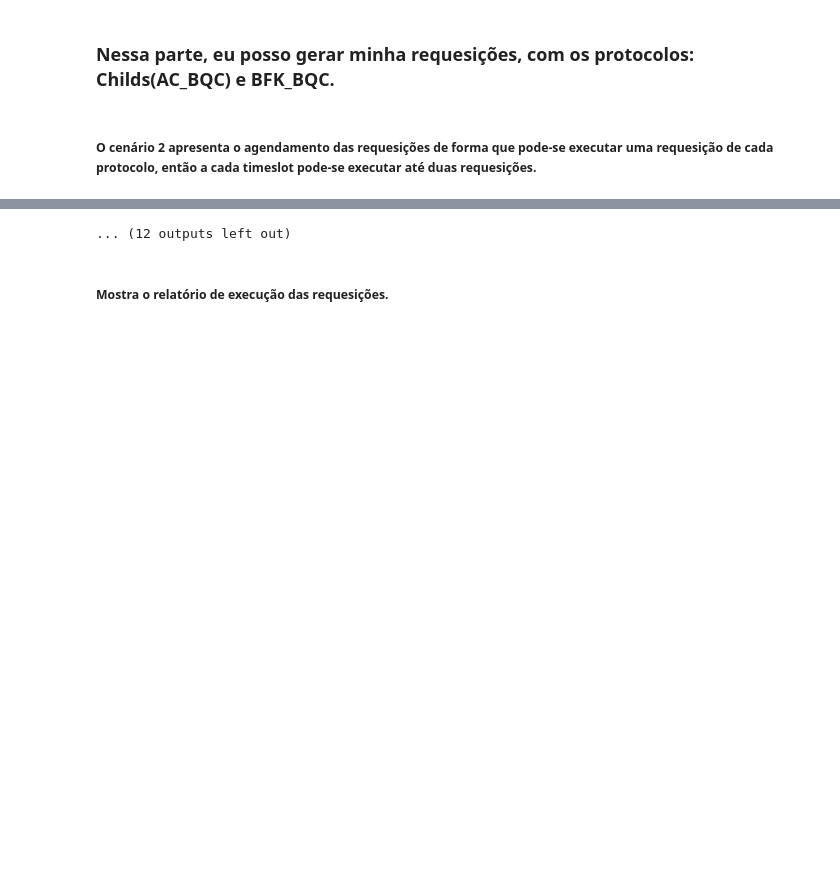
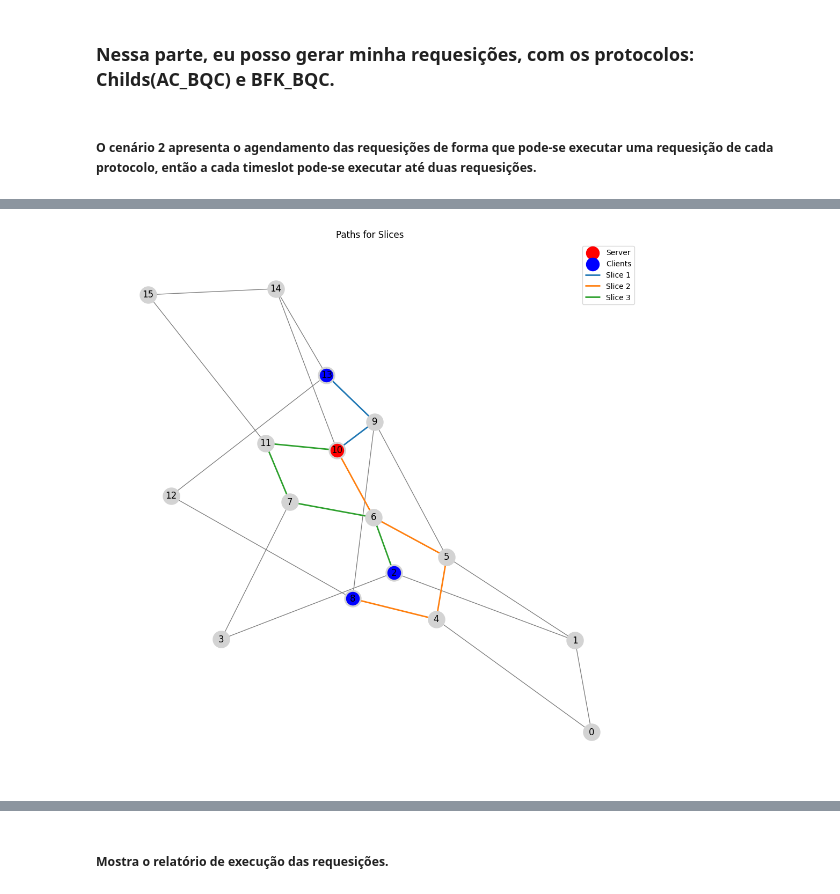
Before and after one commit to polysamo/BQC-testes, a Jupyter notebook: Cenário 2.ipynb, the cells around one changed output, grey strips where cells are left out. Cells and saved outputs as stored; diff of their text form; code cells hidden in the pictures; blank space fills up the shorter version.

```diff
--- a/Cenário 2.ipynb
+++ b/Cenário 2.ipynb
@@ -34,27 +33,56 @@ Final Slice 2 Paths: [[2, 6, 5, 4, 0]]
 # %% [markdown]
 ##### O cenário 2 apresenta o agendamento das requesições de forma que pode-se executar uma requesição de cada protocolo, então a cada timeslot pode-se executar até duas requesições.
 # %%
-slice_1_paths = rede.final_slice_1_paths
-slice_2_paths = rede.final_slice_2_paths
+# Configurações iniciais
+protocols = ["AC_BQC","AC_BQC","BFK_BQC"]  # Lista de protocolos, um para cada cliente
+clients = [13, 8, 2]  # IDs dos clientes
+server = 10
 
-controlador.initialize_slices(network=rede, clients=[14,2], server=0, protocols=["AC_BQC", "BFK_BQC"], slice_1_paths=slice_1_paths, slice_2_paths=slice_2_paths)
+# Simulação de slices
+slice_paths_list = rede.run_slice_simulation(clients=clients, server=server)
 
-for _ in range(10):
-    protocol = random.choice(["AC_BQC","BFK_BQC"])
-    if protocol == "AC_BQC":
-        alice_id = 8
-        slice_path = rede.final_slice_1_paths[0]
-    elif protocol == "BFK_BQC":
-        alice_id = 2
-        slice_path = rede.final_slice_2_paths[0]
-    bob_id = 0
-    num_qubits = 10
-    num_gates = 20
+# Inicializa slices para cada cliente
+controlador.initialize_slices(
+    network=rede,
+    clients=clients,
+    server=server,
+    protocols=protocols,
+    slice_paths_list=slice_paths_list
+)
 
-    # Passa o slice_path para garantir a rota correta na requisição
-    rede.generate_request_slice(alice_id, bob_id, num_qubits, num_gates, protocol=protocol, slice_path=slice_path,scenario=2)
+# Gera requisições usando generate_request_slice
+requests = []
+for _ in range(10):  # Número total de requisições
+    for i, client in enumerate(clients):  # Itera sobre os clientes
+        alice_id = client
+        protocol = protocols[i]  # Protocolo associado ao cliente
+        slice_path = slice_paths_list[i][0]  # Caminho do slice correspondente
+        bob_id = server
+        num_qubits = 10
+        num_gates = 20
 
-scheduled_timeslots = rede.send_requests_to_controller(controlador)
-slice_paths = controlador.slices
-rede.execute_scheduled_requests(scheduled_timeslots)
+        # Gera a requisição utilizando generate_request_slice
+        request = rede.generate_request_slice(
+            alice_id=alice_id,
+            bob_id=bob_id,
+            num_qubits=num_qubits,
+            num_gates=num_gates,
+            protocol=protocol,
+            slice_path=slice_path,
+            scenario=2  # Define o cenário, se aplicável
+        )
+        requests.append(request)  # Adiciona a requisição à lista
+
+# Agendamento de requisições
+scheduled_timeslots = controlador.schedule_requests(
+    requests=requests,
+    slice_paths=controlador.slices,
+    protocols=protocols
+)
+
+# Executa as requisições agendadas
+rede.execute_scheduled_requests(scheduled_timeslots, slice_paths=controlador.slices)
+
+# Gera o relatório após a execução
+controlador.print_report(scheduled_timeslots, slice_paths=controlador.slices)
 # %% [output]
@@ -77,0 +90 @@ rede.execute_scheduled_requests(scheduled_timeslots)
+[figure, added]
@@ -268,4 +267,3 @@ Tempo de Operação: 5
-... (12 outputs left out)
 # %% [markdown]
 ##### Mostra o relatório de execução das requesições.
 # %%
```
Also changed, not shown: parts of 6 cells of this notebook, 2 other files.
